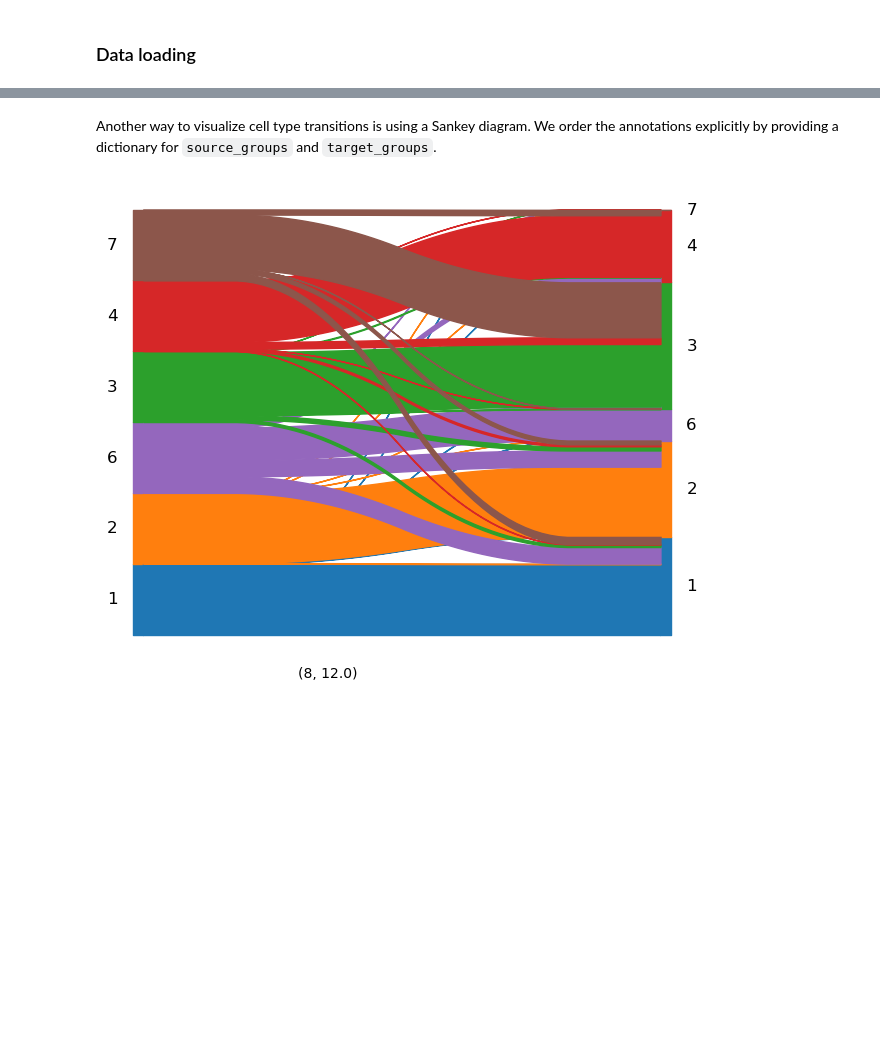
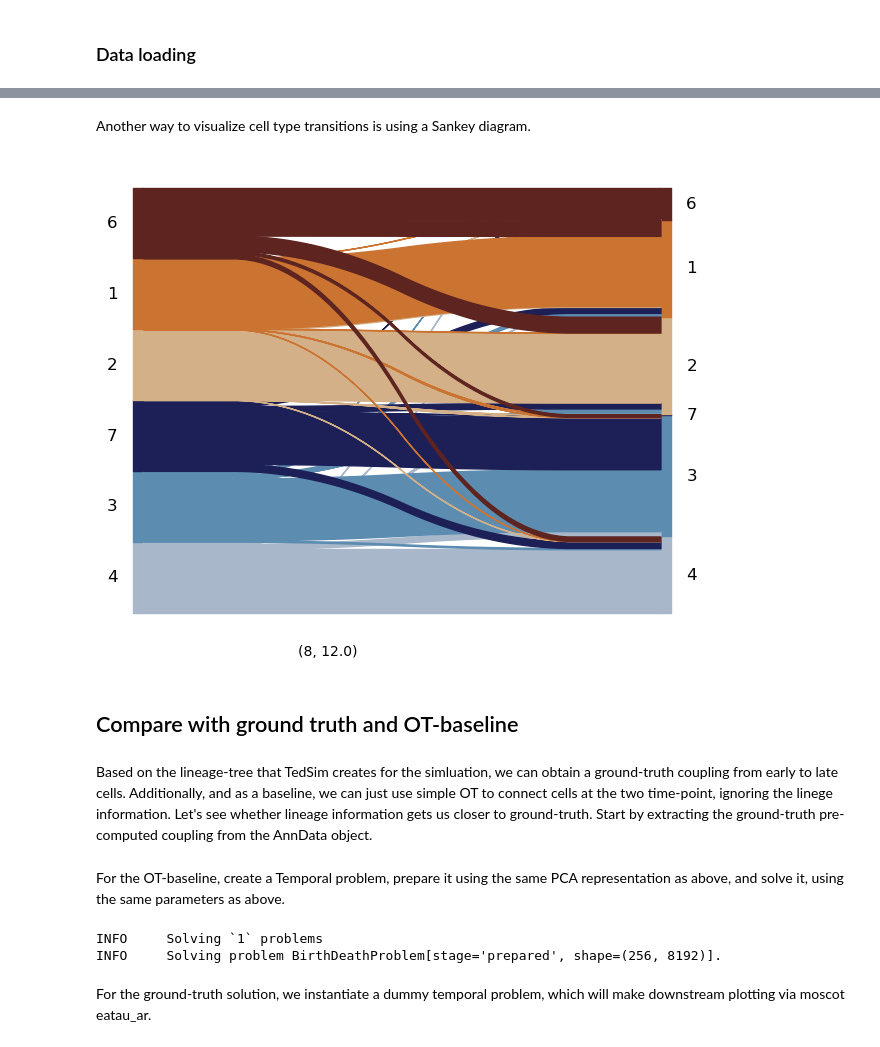
Before and after one commit to theislab/moscot_notebooks, a Jupyter notebook: tutorials/100_lineage.ipynb, the cells around one changed output, grey strips where cells are left out. Saved outputs shown, nothing was run; the diff lists cells and outputs as text; code cells hidden in the pictures; blank space fills up the shorter version.

Commit message:
Include baseline comparisons

```diff
--- a/tutorials/100_lineage.ipynb
+++ b/tutorials/100_lineage.ipynb
@@ -67,3 +176,0 @@ For the sake of completeness, the {class}`~anndata.AnnData` object contains the
-# %%
-adata = adata[adata.obs["time"].isin([8.0, 12.0])].copy()
-adata
@@ -103,6 +200,6 @@ Since the {class}`~anndata.AnnData` object already contains the precomputed cost
 lp = LineageProblem(adata=adata)
 lp = lp.prepare(
     time_key="time",
-    joint_attr=None,
+    joint_attr="X_pca",
     lineage_attr={"attr": "obsp", "key": "cost_matrices"},
 )
@@ -115,3 +210,3 @@ The `alpha` parameter determines the influence of the lineage term as opposed to
 # %%
-lp = lp.solve(alpha=0.99, epsilon=1e-3)
+lp = lp.solve(alpha=0.99, epsilon=1e-3, tau_a=0.99)
 # %% [output]
@@ -123,11 +219,14 @@ Now, we can compute the descendants of cells at time point `8`, aggregated by ce
 # %%
+order = ["6", "1", "2", "7", "3", "4"]
+
 cell_transition = lp.cell_transition(
     source=8,
     target=12,
-    source_groups="cluster",
-    target_groups="cluster",
+    source_groups={"state": order},
+    target_groups={"state": order},
     forward=True,
+    key_added="lp_transitions"
 )
 
-mpl.cell_transition(lp, fontsize=15, figsize=(5, 5))
+mpl.cell_transition(lp, fontsize=15, figsize=(5, 5), uns_key="lp_transitions")
 # %% [output]
@@ -149,13 +234,16 @@ mpl.cell_transition(lp, fontsize=15, figsize=(5, 5))
 # %% [markdown]
-Another way to visualize cell type transitions is using a Sankey diagram. We order the annotations explicitly by providing a dictionary for `source_groups` and `target_groups`.
+Another way to visualize cell type transitions is using a Sankey diagram.
 # %%
-order = ["1", "2", "6", "3", "4", "7"]
 lp.sankey(
     source=8,
     target=12,
-    source_groups={"celltype": order},
-    target_groups={"celltype": order},
+    source_groups={"state": order[::-1]},
+    target_groups={"state": order[::-1]},
 )
 mpl.sankey(lp, figsize=(6, 5))
 # %% [output]
-[figure, old version]
+[figure, new version]
+# %% [markdown]
+## Compare with ground truth and OT-baseline
+# %% [markdown]
+Based on the lineage-tree that TedSim creates for the simluation, we can obtain a ground-truth coupling from early to late cells. Additionally, and as a baseline, we can just use simple OT to connect cells at the two time-point, ignoring the linege information. Let's see whether lineage information gets us closer to ground-truth. Start by extracting the ground-truth pre-computed coupling from the AnnData object.
@@ -161,0 +252,21 @@ mpl.sankey(lp, figsize=(6, 5))
+# %% [markdown]
+For the OT-baseline, create a Temporal problem, prepare it using the same PCA representation as above, and solve it, using the same parameters as above.
+# %%
+tp = TemporalProblem(adata)
+tp = tp.prepare(time_key="time", joint_attr="X_pca")
+tp = tp.solve(epsilon=1e-3, tau_a=0.99)
+
+# compute the aggregated transition matrix
+cell_transition = tp.cell_transition(
+    source=8,
+    target=12,
+    source_groups={"state": order},
+    target_groups={"state": order},
+    forward=True,
+    key_added="tp_transitions"
+)
+# %% [output]
+INFO     Solving `1` problems
+INFO     Solving problem BirthDeathProblem[stage='prepared', shape=(256, 8192)].
+# %% [markdown]
+For the ground-truth solution, we instantiate a dummy temporal problem, which will make downstream plotting via moscot eatau_ar.
```
Also changed, not shown: parts of 45 cells of this notebook.
